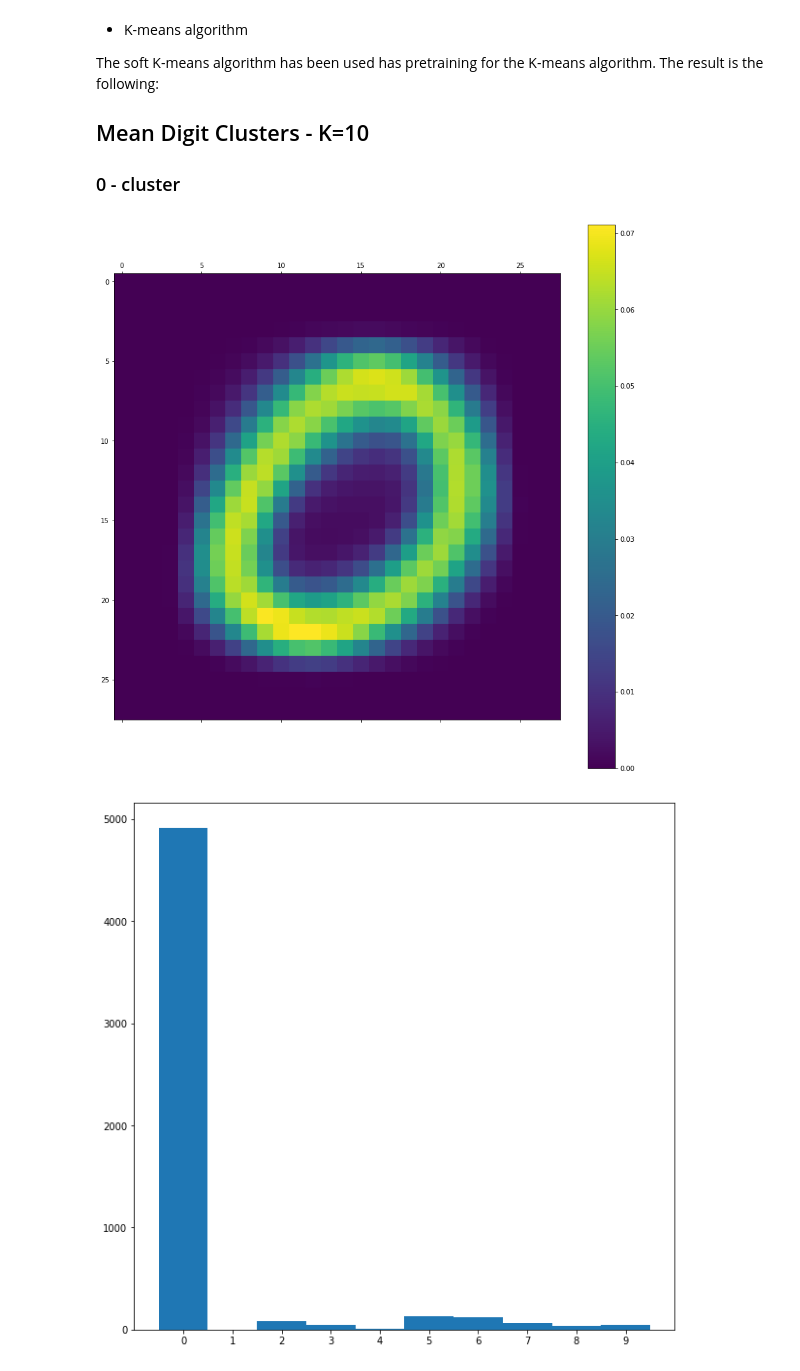
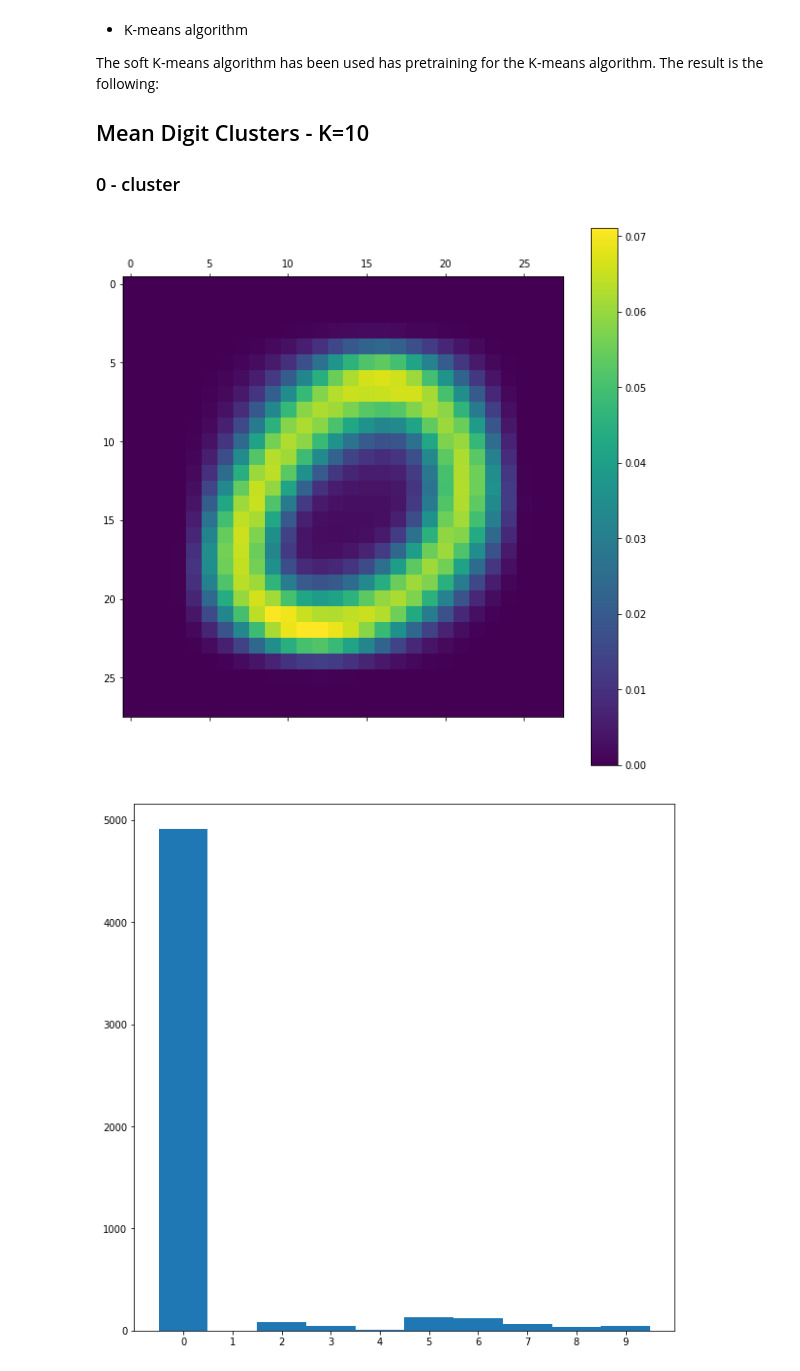
Before and after one commit to matteoneri/inference-and-learning-class, a Jupyter notebook: clustering/K-means.ipynb, the cells around one changed output. Saved outputs shown, nothing was run; the diff lists cells and outputs as text; code cells hidden in the pictures.

```diff
--- a/clustering/K-means.ipynb
+++ b/clustering/K-means.ipynb
@@ -223,14 +220,14 @@ The result is the following:
 
 ### 0 - cluster
 # %%
-fig = plt.figure(figsize=(15,15))
+fig = plt.figure(figsize=(10,10))
 ax  = plt.subplot(111)
 qwe = np.copy(means[0])
 cax = ax.matshow(qwe.reshape(28,28))
 fig.colorbar(cax)
 plt.show()
 # %% [output]
-[figure, old version]
+[figure, new version]
 # %%
 digit = 0
 count = np.zeros(10)
```
Also changed, not shown: parts of 10 cells of this notebook.
